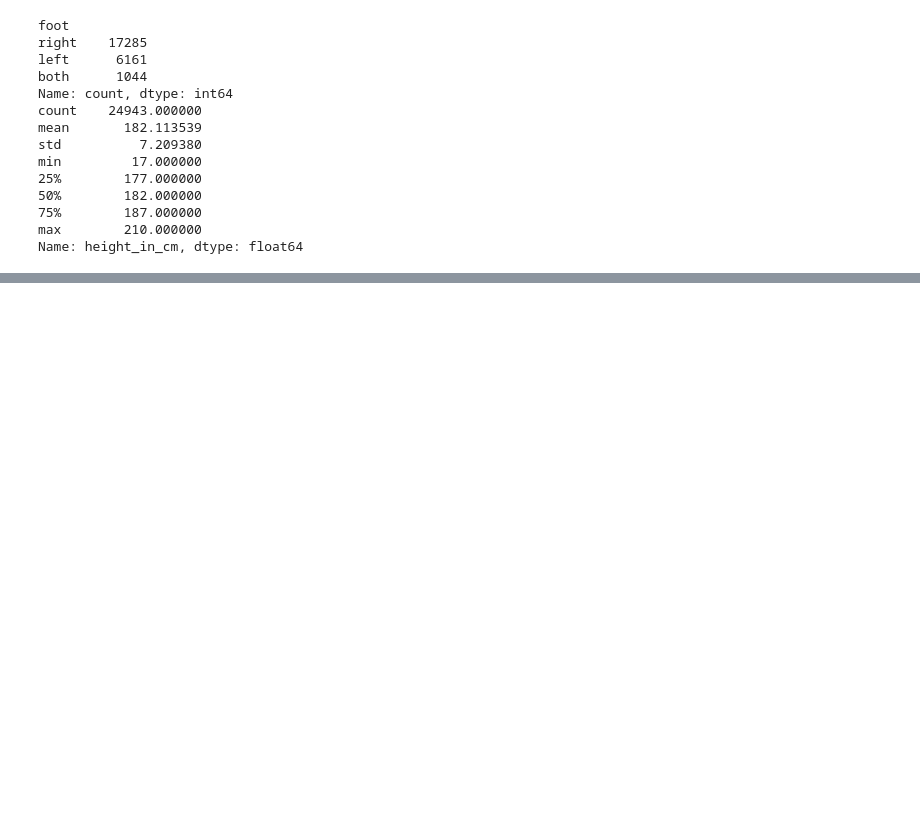
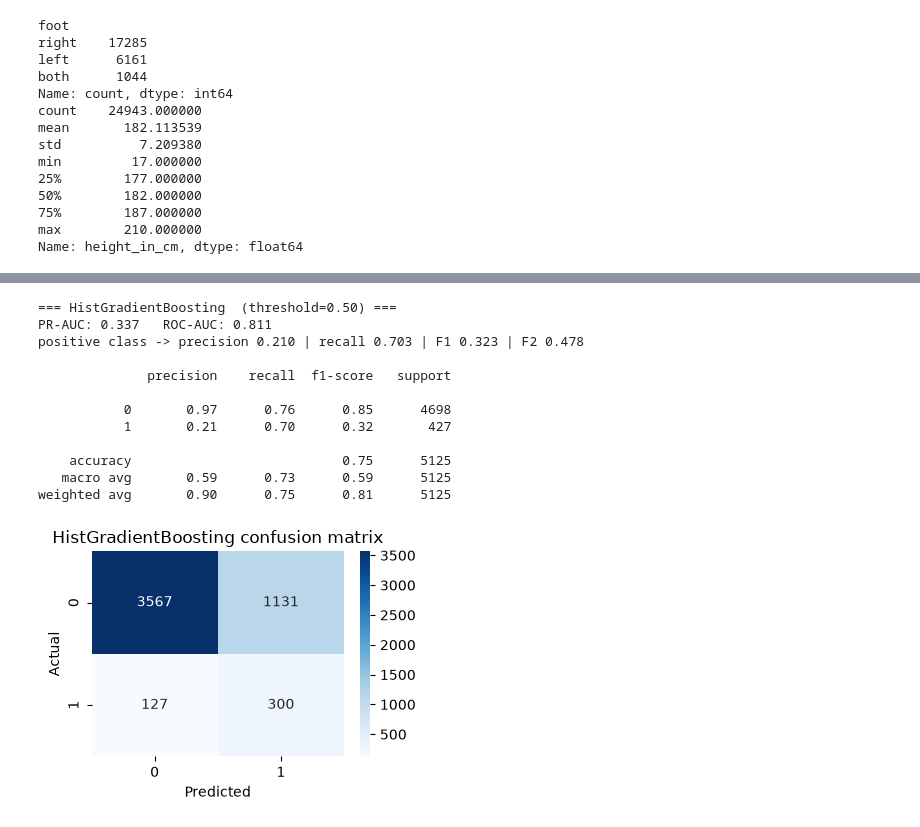
Before and after one commit to irtaza-shahzad/WonderKidClassifier, a Jupyter notebook: Wonderkid_Classifier.ipynb, the cells around one changed output, grey strips where cells are left out. Cells and saved outputs as stored; diff of their text form; code cells hidden in the pictures; blank space fills up the shorter version.

```diff
--- a/Wonderkid_Classifier.ipynb
+++ b/Wonderkid_Classifier.ipynb
@@ -666,0 +839,30 @@ weighted avg       0.81      0.78      0.80      5125
+# %%
+# HistGradientBoosting - sklearn's fast gradient-boosted trees. Often the best "out of the box"
+# tabular model. It has no class_weight parameter, so we pass balanced sample weights instead.
+from sklearn.ensemble import HistGradientBoostingClassifier
+from sklearn.utils.class_weight import compute_sample_weight
+
+hgb_pipeline = Pipeline([
+    ('preprocessor', preprocessor),
+    ('classifier', HistGradientBoostingClassifier(
+        learning_rate=0.05, max_iter=400, max_depth=None,
+        l2_regularization=1.0, random_state=42))
+])
+
+sample_weight = compute_sample_weight(class_weight='balanced', y=y_train)
+hgb_pipeline.fit(X_train, y_train, classifier__sample_weight=sample_weight)
+_ = evaluate_model('HistGradientBoosting', hgb_pipeline)
+# %% [output]
+=== HistGradientBoosting  (threshold=0.50) ===
+PR-AUC: 0.337   ROC-AUC: 0.811
+positive class -> precision 0.210 | recall 0.703 | F1 0.323 | F2 0.478
+
+              precision    recall  f1-score   support
+
+           0       0.97      0.76      0.85      4698
+           1       0.21      0.70      0.32       427
+
+    accuracy                           0.75      5125
+   macro avg       0.59      0.73      0.59      5125
+weighted avg       0.90      0.75      0.81      5125
+[figure, added]
```
Also changed, not shown: parts of 43 cells of this notebook, 7 other files.
